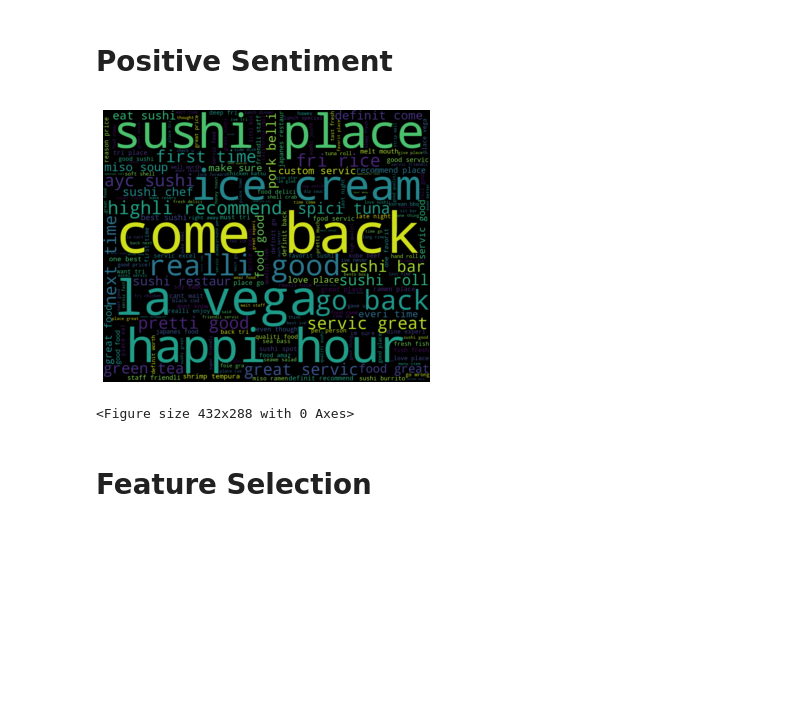
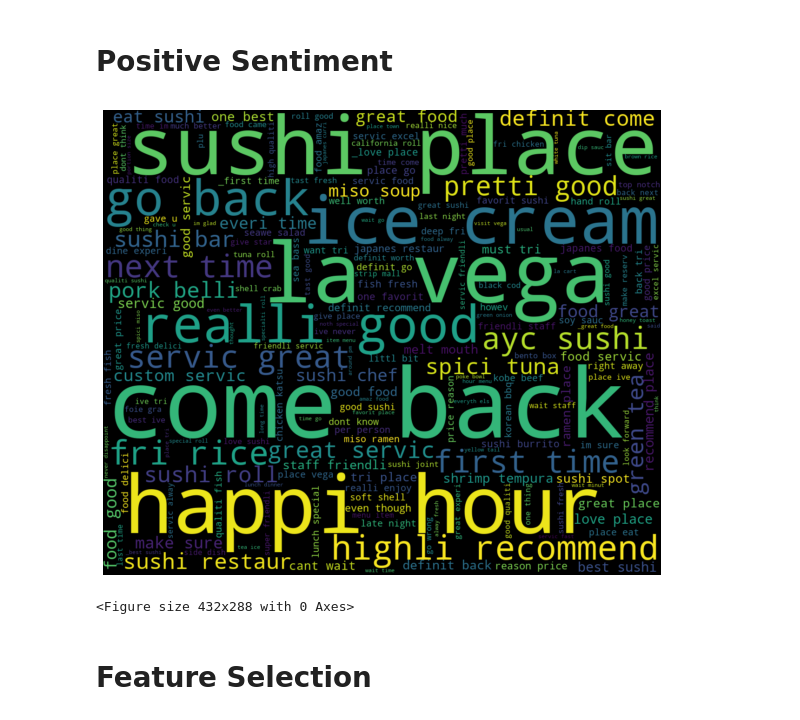
Before and after one commit to somarov/Springboard_2021, a Jupyter notebook: Capstone 2/Capstone 2 - Yelp Sentiment Analysis_Final 10.22.2021.ipynb, the cells around one changed output. Saved outputs shown, nothing was run; the diff lists cells and outputs as text; code cells hidden in the pictures; blank space fills up the shorter version.

```diff
--- a/Capstone 2/Capstone 2 - Yelp Sentiment Analysis_Final 10.22.2021.ipynb
+++ b/Capstone 2/Capstone 2 - Yelp Sentiment Analysis_Final 10.22.2021.ipynb
@@ -401,13 +403,13 @@ wordcloud_pos = WordCloud(
                             collocation_threshold = 5
                             ).generate(positive_rev)
 # %%
-plt.figure(figsize=(6,5))
+plt.figure(figsize=(10,12))
 plt.imshow(wordcloud_pos,interpolation="bilinear")
 plt.axis('off')
 plt.show()
 plt.savefig('pos_wordcloud.png')
 # %% [output]
-[figure, old version]
+[figure, new version]
 <Figure size 432x288 with 0 Axes>
 # %% [markdown]
 # Feature Selection
```
Also changed, not shown: parts of 7 cells of this notebook.
